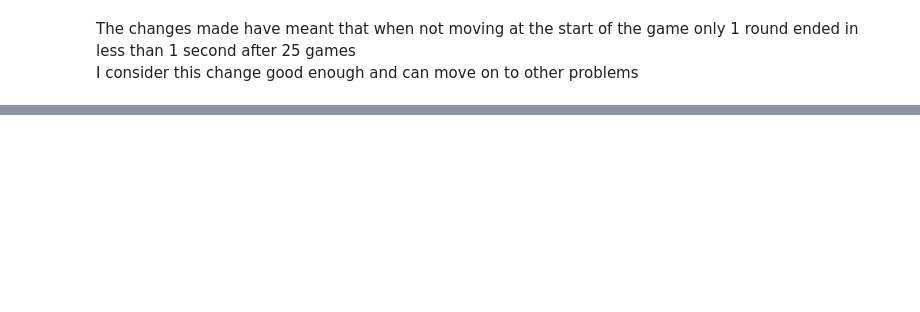
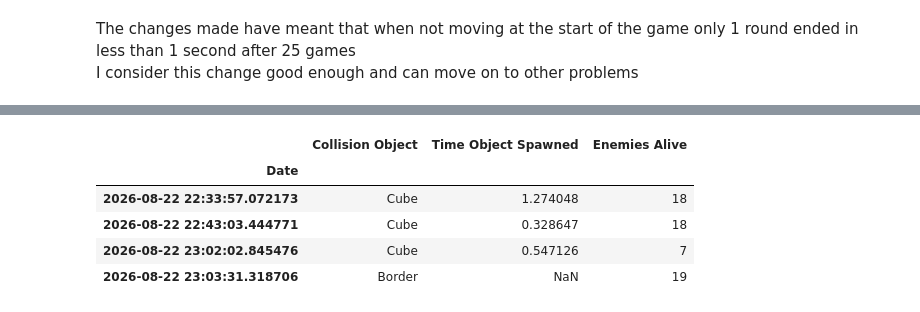
Before and after one commit to JonathanHinchliffe/CubeGame, a Jupyter notebook: Data-Informed-Design.ipynb, the cells around one changed output, grey strips where cells are left out. Cells and saved outputs as stored; diff of their text form; code cells hidden in the pictures; blank space fills up the shorter version.

```diff
--- a/Data-Informed-Design.ipynb
+++ b/Data-Informed-Design.ipynb
@@ -180,0 +186,10 @@ Then I can try and repeat the bug of dying to an enemy while the powerup is acti
+# %%
+ge_df = dh.read_game_end_date()
+ge_df.head()
+# %% [output]
+|  | Collision Object | Time Object Spawned | Enemies Alive |
+| Date |  |  |  |
+| 2026-08-22 22:33:57.072173 | Cube | 1.274048 | 18 |
+| 2026-08-22 22:43:03.444771 | Cube | 0.328647 | 18 |
+| 2026-08-22 23:02:02.845476 | Cube | 0.547126 | 7 |
+| 2026-08-22 23:03:31.318706 | Border | NaN | 19 |
```
Also changed, not shown: parts of 10 cells of this notebook, 7 other files.
